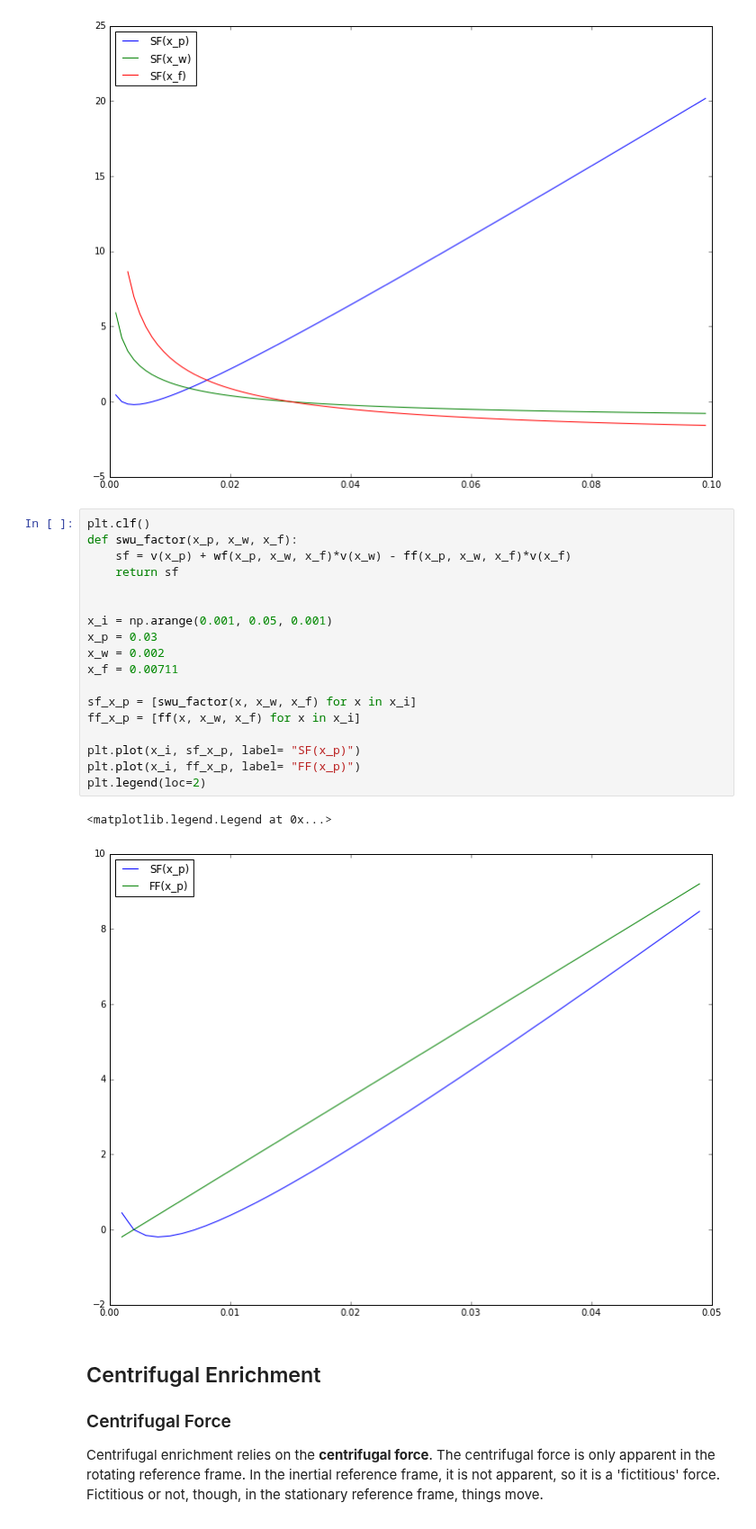
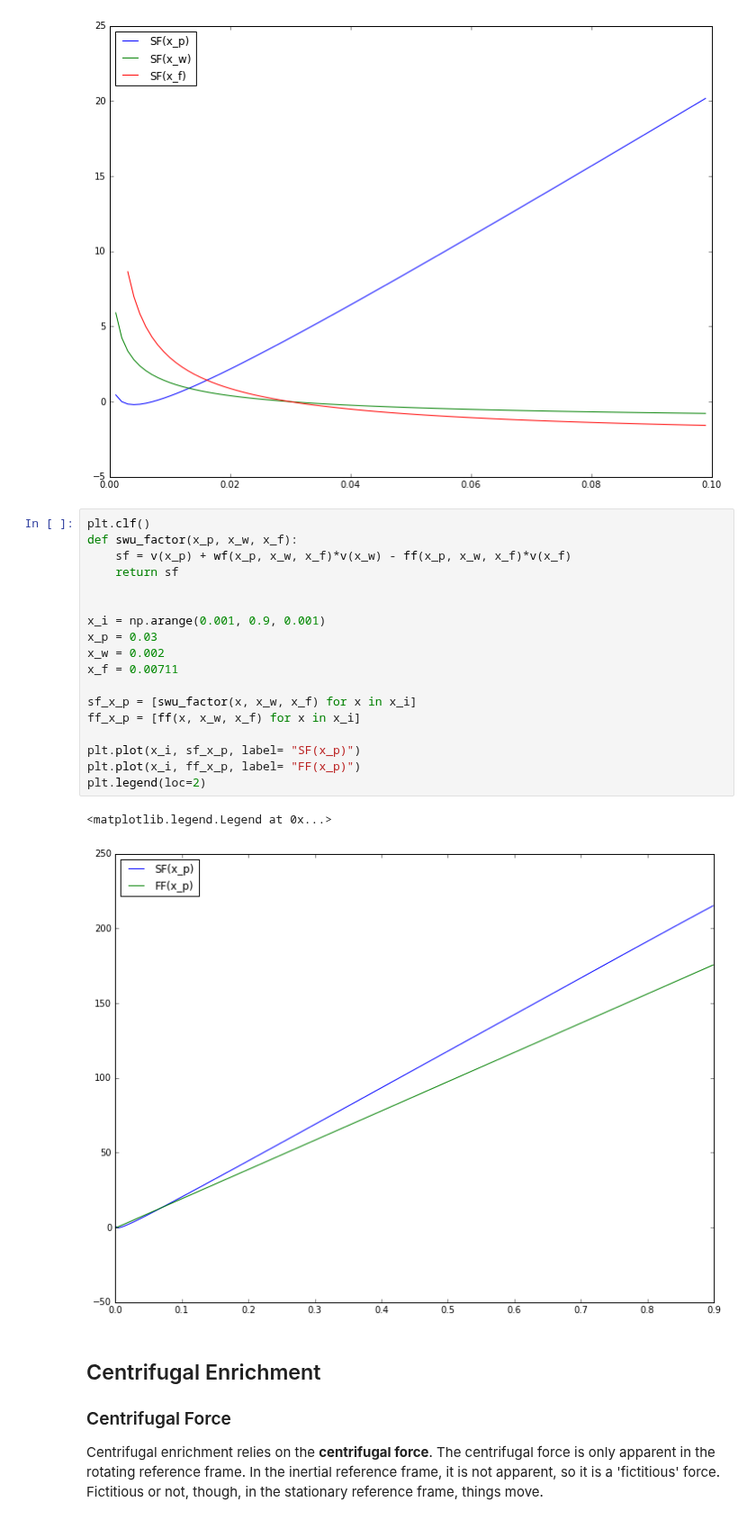
Before and after one commit to katyhuff/npre412, a Jupyter notebook: enrichment/enrichment.ipynb, the cells around one changed output. Shown at 90% size. Drawn from its saved outputs; the diff is of its cells as text.

```diff
--- a/enrichment/enrichment.ipynb
+++ b/enrichment/enrichment.ipynb
@@ -306,24 +308,24 @@ plt.legend(loc=2)
 # %%
 plt.clf()
 def swu_factor(x_p, x_w, x_f):
     sf = v(x_p) + wf(x_p, x_w, x_f)*v(x_w) - ff(x_p, x_w, x_f)*v(x_f)
     return sf
 
 
-x_i = np.arange(0.001, 0.05, 0.001)
+x_i = np.arange(0.001, 0.9, 0.001)
 x_p = 0.03
 x_w = 0.002
 x_f = 0.00711
 
 sf_x_p = [swu_factor(x, x_w, x_f) for x in x_i]
 ff_x_p = [ff(x, x_w, x_f) for x in x_i]
 
 plt.plot(x_i, sf_x_p, label= "SF(x_p)")
 plt.plot(x_i, ff_x_p, label= "FF(x_p)")
 plt.legend(loc=2)
 # %% [output]
 <matplotlib.legend.Legend at 0x...>
-[figure, old version]
+[figure, new version]
 # %% [markdown]
 ## Centrifugal Enrichment
 
```
Also changed, not shown: parts of 3 cells of this notebook.
